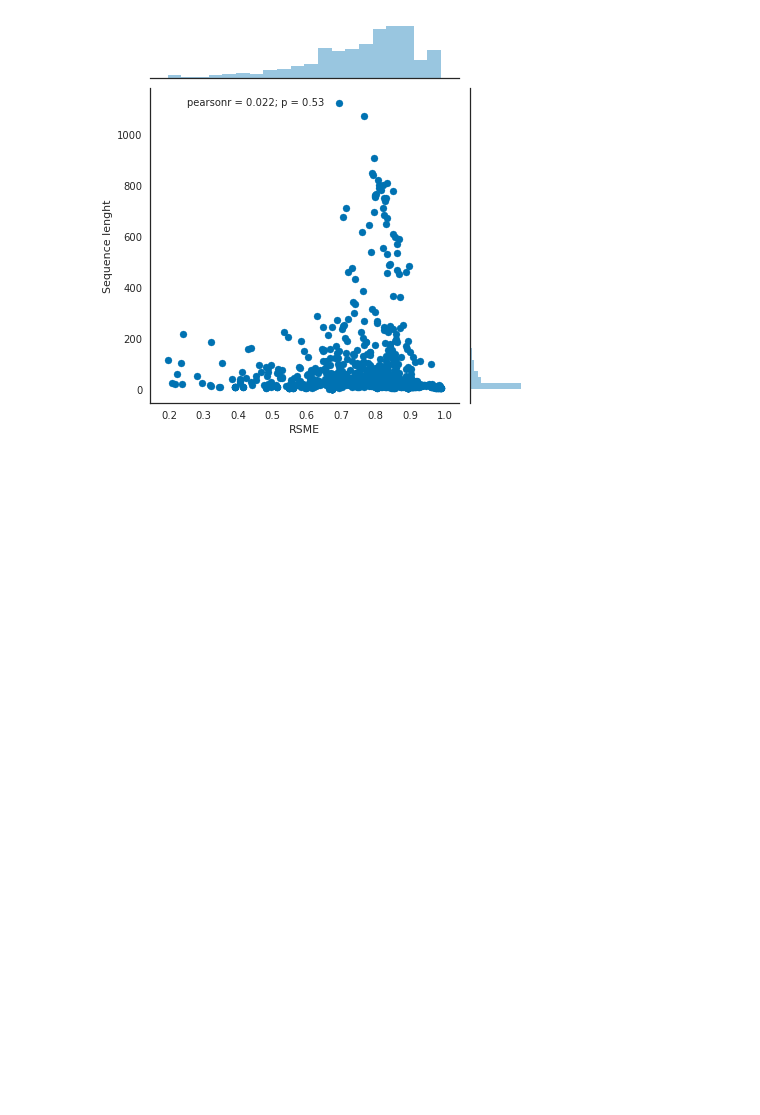
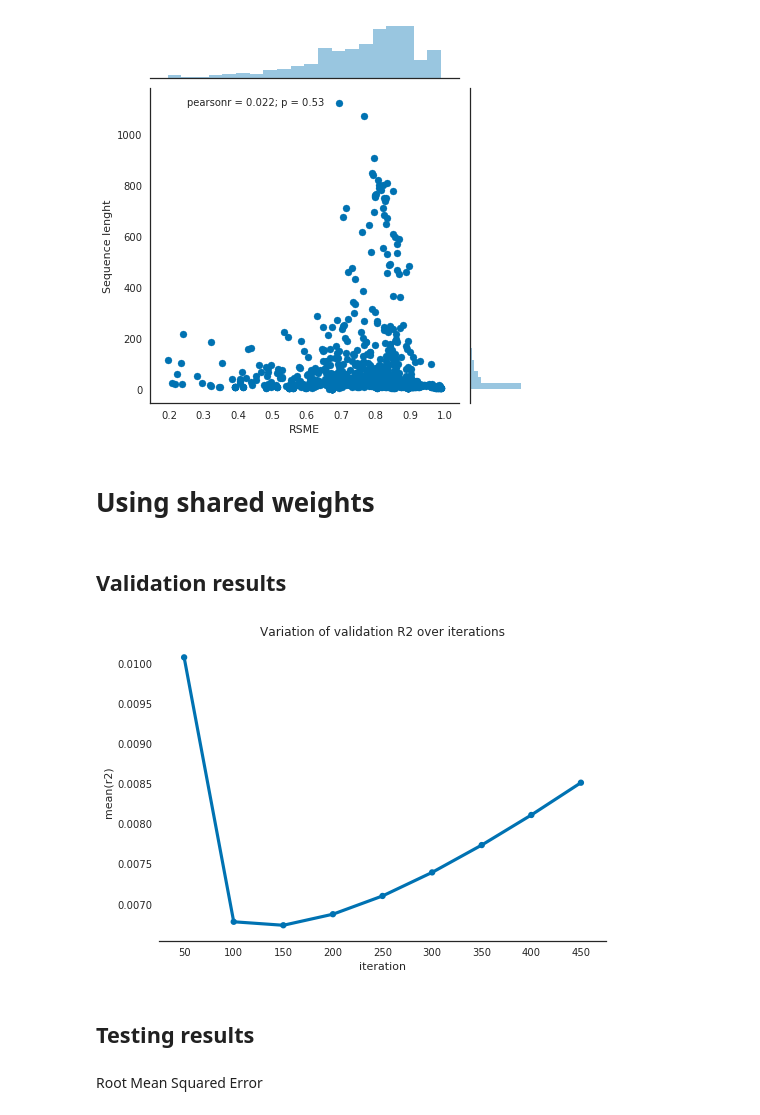
Before and after one commit to mit0110/knowledge_tracing, a Jupyter notebook: notebooks/Compilation of results.ipynb, the cells around one changed output. Saved outputs shown, nothing was run; the diff lists cells and outputs as text; code cells hidden in the pictures; blank space fills up the shorter version.

```diff
--- a/notebooks/Compilation of results.ipynb
+++ b/notebooks/Compilation of results.ipynb
@@ -205,3 +205,32 @@ seaborn.jointplot(x='RSME', y='Sequence lenght', data=rmse_results)
 # %% [output]
 <seaborn.axisgrid.JointGrid at 0x...>
 [figure]
+# %% [markdown]
+Using shared weights
+===
+# %% [markdown]
+Validation results
+---
+# %%
+lstm_results = pandas.DataFrame([
+        [50, 0.100376881659**2],
+        [100, 0.0823442861438**2],
+        [150, 0.0820801481605**2],
+        [200, 0.0829152837396**2],
+        [250, 0.08427529037**2],
+        [300, 0.0859997421503**2],
+        [350, 0.0879569724202**2],
+        [400, 0.0900629907846**2],
+        [450, 0.0922698527575**2],
+    ], columns=['iteration', 'r2'])
+lstm_results['type'] = 'validation'
+# %%
+seaborn.pointplot(x="iteration", y="r2", data=lstm_results, markers='.', linestyles='-')
+plt.title('Variation of validation R2 over iterations')
+seaborn.despine(left=True)
+plt.show()
+# %% [output]
+[figure, added]
+# %% [markdown]
+Testing results
+---
@@ -207,0 +242,2 @@ seaborn.jointplot(x='RSME', y='Sequence lenght', data=rmse_results)
+# %% [markdown]
+Root Mean Squared Error
```
Also changed, not shown: parts of 18 cells of this notebook, 4 other files.
